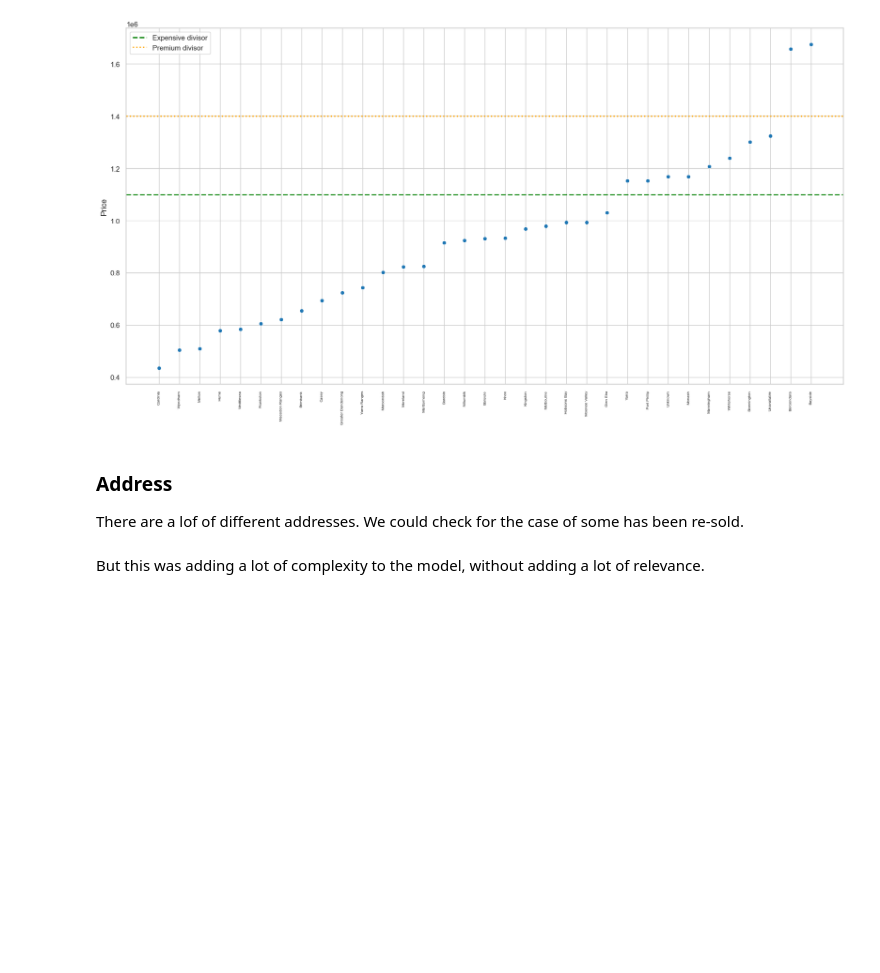
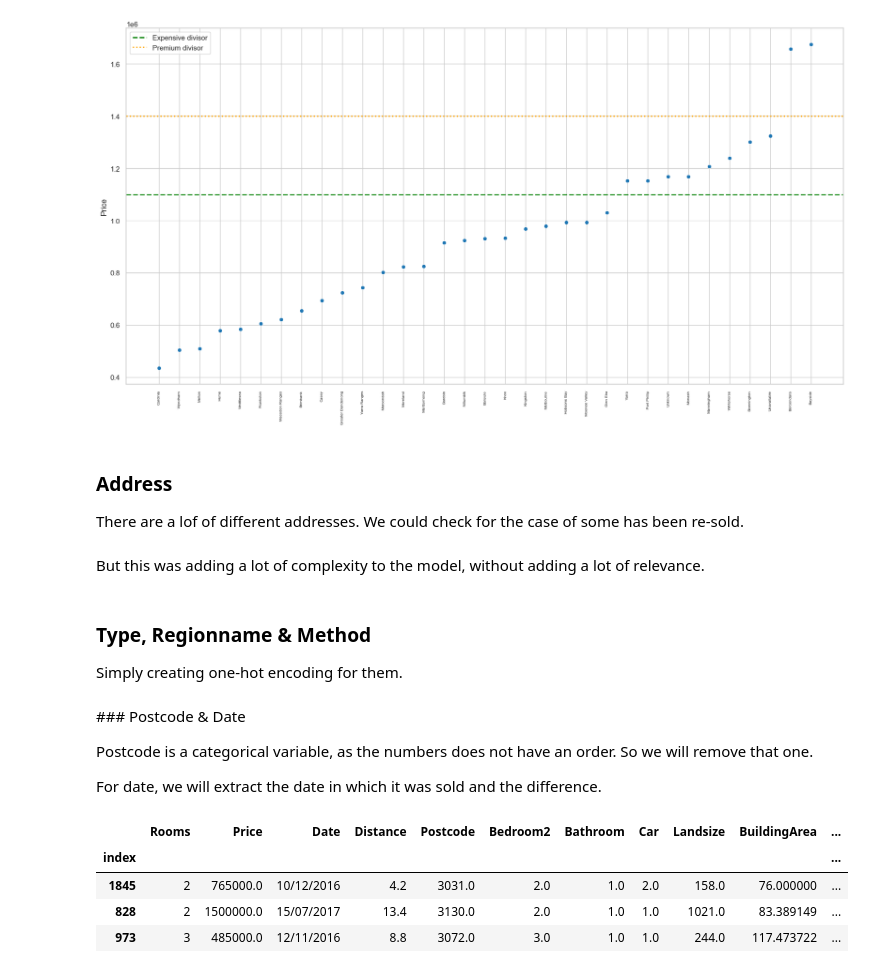
Before and after one commit to nil-andreu/machine-learning-posgrade, a Jupyter notebook: Project 2: Housing Price Prediction/House Pred.ipynb, the cells around one changed output. Saved outputs shown, nothing was run; the diff lists cells and outputs as text; code cells hidden in the pictures; blank space fills up the shorter version.

Commit message:
[NEW] Getting dummies

```diff
--- a/Project 2: Housing Price Prediction/House Pred.ipynb
+++ b/Project 2: Housing Price Prediction/House Pred.ipynb
@@ -1076,3 +1076,7 @@ But this was adding a lot of complexity to the model, without adding a lot of re
 train_set_processed.drop(['Address'], axis=1, inplace=True)
 valid_set_processed.drop(['Address'], axis=1, inplace=True)
 test_set_processed.drop(['Address'], axis=1, inplace=True)
+# %% [markdown]
+### Type, Regionname & Method
+
+Simply creating one-hot encoding for them.
@@ -1078,0 +1101,50 @@ test_set_processed.drop(['Address'], axis=1, inplace=True)
+# %%
+train_set_processed = pd.get_dummies(
+    train_set_processed,
+    columns=['Type'],
+    drop_first=True
+)
+
+valid_set_processed = pd.get_dummies(
+    valid_set_processed,
+    columns=['Type'],
+    drop_first=True
+)
+
+test_set_processed = pd.get_dummies(
+    test_set_processed,
+    columns=['Type'],
+    drop_first=True
+)
+# %%
+train_set_processed = pd.get_dummies(
+    train_set_processed,
+    columns=['Regionname'],
+    drop_first=True
+)
+
+valid_set_processed = pd.get_dummies(
+    valid_set_processed,
+    columns=['Regionname'],
+    drop_first=True
+)
+
+test_set_processed = pd.get_dummies(
+    test_set_processed,
+    columns=['Regionname'],
+    drop_first=True
+)
+# %% [markdown]
+### Postcode & Date
+
+Postcode is a categorical variable, as the numbers does not have an order. So we will remove that one.
+
+For date, we will extract the date in which it was sold and the difference.
+# %%
+train_set_processed.head(3)
+# %% [output]
+|  | Rooms | Price | Date | Distance | Postcode | Bedroom2 | Bathroom | Car | Landsize | BuildingArea | ... |
+| index |  |  |  |  |  |  |  |  |  |  | ... |
+| 1845 | 2 | 765000.0 | 10/12/2016 | 4.2 | 3031.0 | 2.0 | 1.0 | 2.0 | 158.0 | 76.000000 | ... |
+| 828 | 2 | 1500000.0 | 15/07/2017 | 13.4 | 3130.0 | 2.0 | 1.0 | 1.0 | 1021.0 | 83.389149 | ... |
+| 973 | 3 | 485000.0 | 12/11/2016 | 8.8 | 3072.0 | 3.0 | 1.0 | 1.0 | 244.0 | 117.473722 | ... |
```
Also changed, not shown: parts of 2 cells of this notebook.
